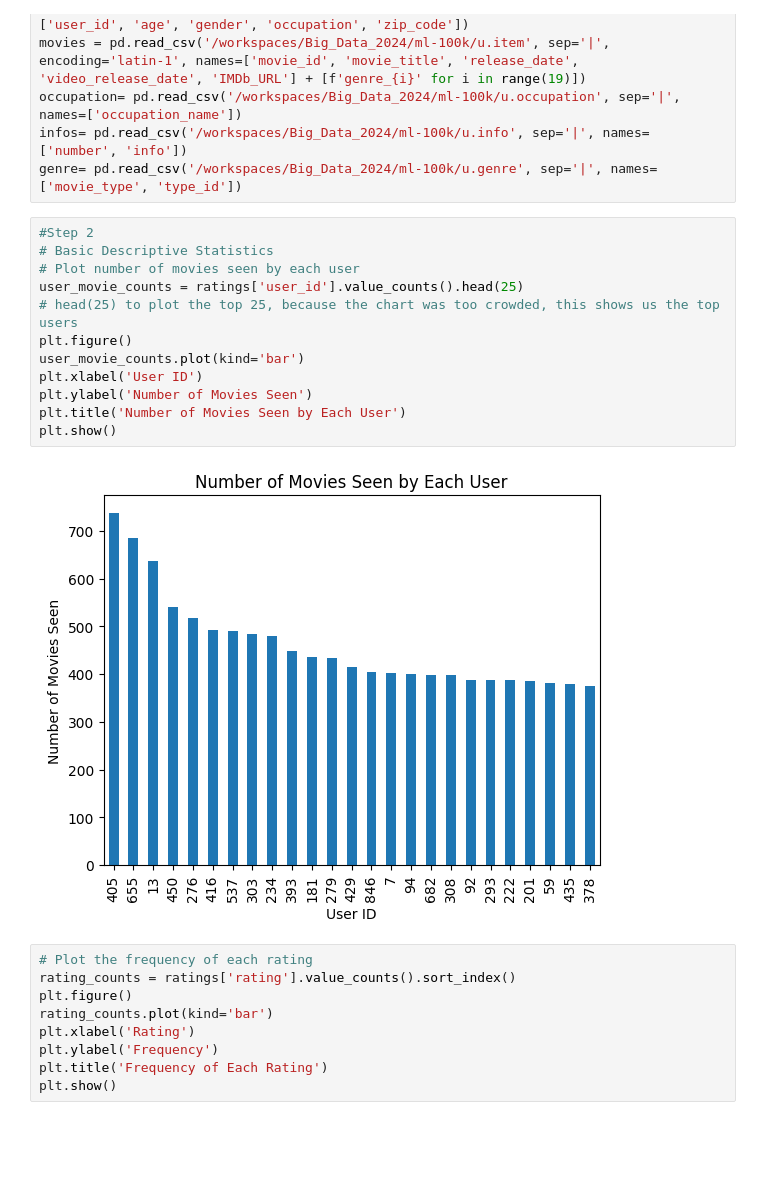
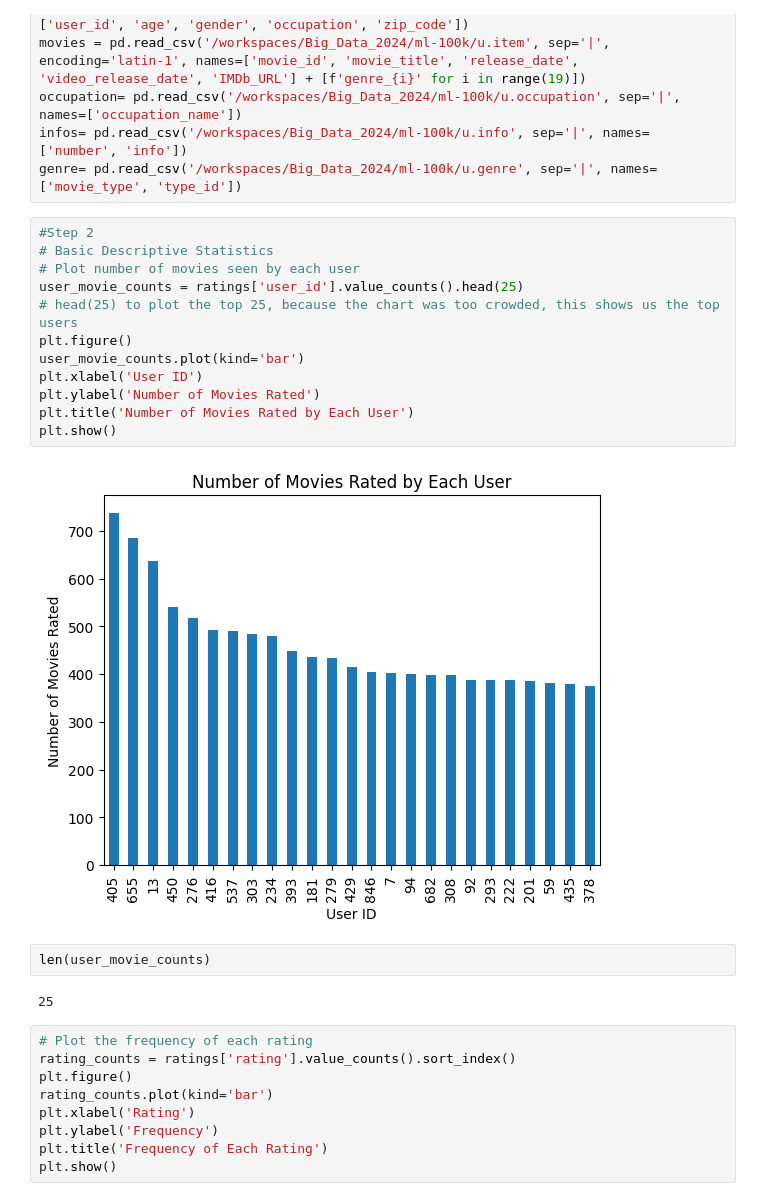
Before and after one commit to ChoutouriadiKaterina/Big_Data_2024, a Jupyter notebook: step one.ipynb, the cells around one changed output. Cells and saved outputs as stored; diff of their text form; blank space fills up the shorter version.

```diff
--- a/step one.ipynb
+++ b/step one.ipynb
@@ -19,17 +19,21 @@ genre= pd.read_csv('/workspaces/Big_Data_2024/ml-100k/u.genre', sep='|', names=[
 # %%
 #Step 2
 # Basic Descriptive Statistics
 # Plot number of movies seen by each user
 user_movie_counts = ratings['user_id'].value_counts().head(25)
 # head(25) to plot the top 25, because the chart was too crowded, this shows us the top users
 plt.figure()
 user_movie_counts.plot(kind='bar')
 plt.xlabel('User ID')
-plt.ylabel('Number of Movies Seen')
-plt.title('Number of Movies Seen by Each User')
+plt.ylabel('Number of Movies Rated')
+plt.title('Number of Movies Rated by Each User')
 plt.show()
 # %% [output]
-[figure, old version]
+[figure, new version]
+# %%
+len(user_movie_counts)
+# %% [output]
+25
 # %%
 # Plot the frequency of each rating
 rating_counts = ratings['rating'].value_counts().sort_index()
```
